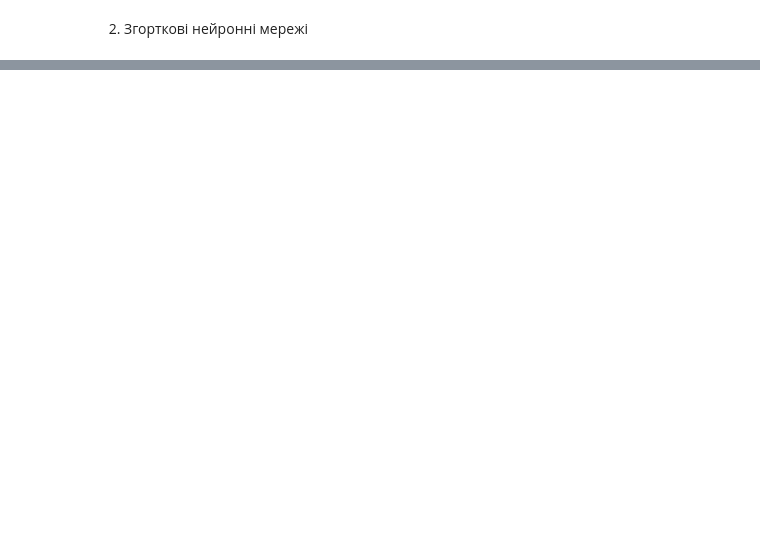
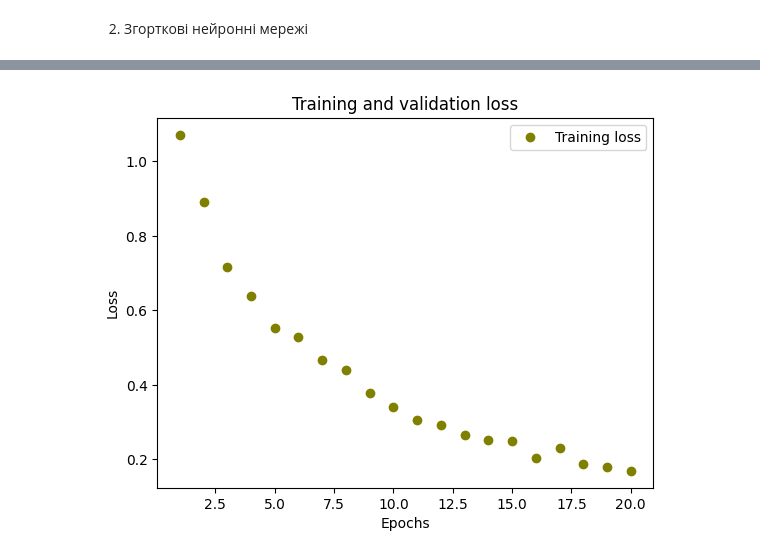
Before and after one commit to maschreider/data-analysis, a Jupyter notebook: lab3.ipynb, the cells around one changed output, grey strips where cells are left out. Cells and saved outputs as stored; diff of their text form; code cells hidden in the pictures; blank space fills up the shorter version.

```diff
--- a/lab3.ipynb
+++ b/lab3.ipynb
@@ -166,2 +174,16 @@ Test accuracy: 0.7203791737556458
 # %% [markdown]
 2. Згорткові нейронні мережі
+# %%
+path = 'star_wars/' #https://www.kaggle.com/datasets/at081028/starwars-images
+categories = ['bb-8', 'c-3po', 'r2d2']
+num_classes = 3
+
+# display images
+for category in categories:
+    fig, axs = plt.subplots(3, 3)
+    fig.suptitle(category)
+    for n, f_name in enumerate(os.listdir(path + category)[:9]):
+        img = plt.imread(path + category + '/' + f_name)
+        axs[n // 3, n % 3].imshow(img)
+        axs[n // 3, n % 3].axis('off')
+    plt.show()
@@ -167,0 +224,14 @@ Test accuracy: 0.7203791737556458
+# %%
+# build the model
+model = keras.Sequential()
+model.add(layers.Conv2D(32, kernel_size=(3, 3), activation='relu', input_shape=(50, 30, 3)))
+model.add(layers.MaxPooling2D(pool_size=(2, 2)))
+model.add(layers.Conv2D(64, kernel_size=(3, 3), activation='relu'))
+model.add(layers.MaxPooling2D(pool_size=(2, 2)))
+model.add(layers.Flatten())
+model.add(layers.Dropout(0.5))
+model.add(layers.Dense(3, activation='softmax'))
+
+model.compile(optimizer='adam', loss='categorical_crossentropy', metrics=['accuracy'])
+
+model.summary()
@@ -167,0 +256,3 @@ Test accuracy: 0.7203791737556458
+# %%
+# train the model
+history = model.fit(x_train, y_train, batch_size=32, epochs=20)
@@ -167,0 +277,12 @@ Test accuracy: 0.7203791737556458
+# %%
+history_dict = history.history
+loss_values = history_dict["loss"]
+epochs = range(1, len(loss_values) + 1)
+plt.plot(epochs, loss_values, "bo", label="Training loss", color = 'olive')
+plt.title("Training and validation loss")
+plt.xlabel("Epochs")
+plt.ylabel("Loss")
+plt.legend()
+plt.show()
+# %% [output]
+[figure, added]
```
Also changed, not shown: parts of 22 cells of this notebook.
